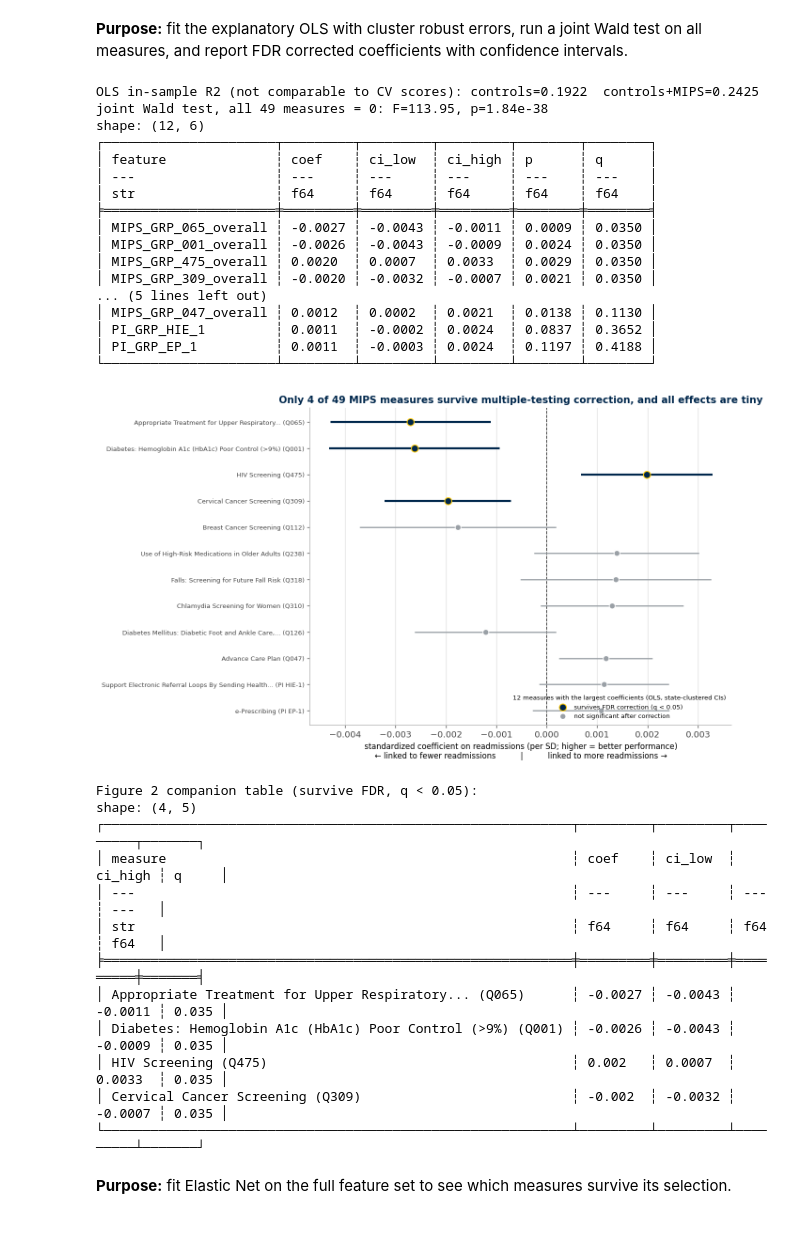
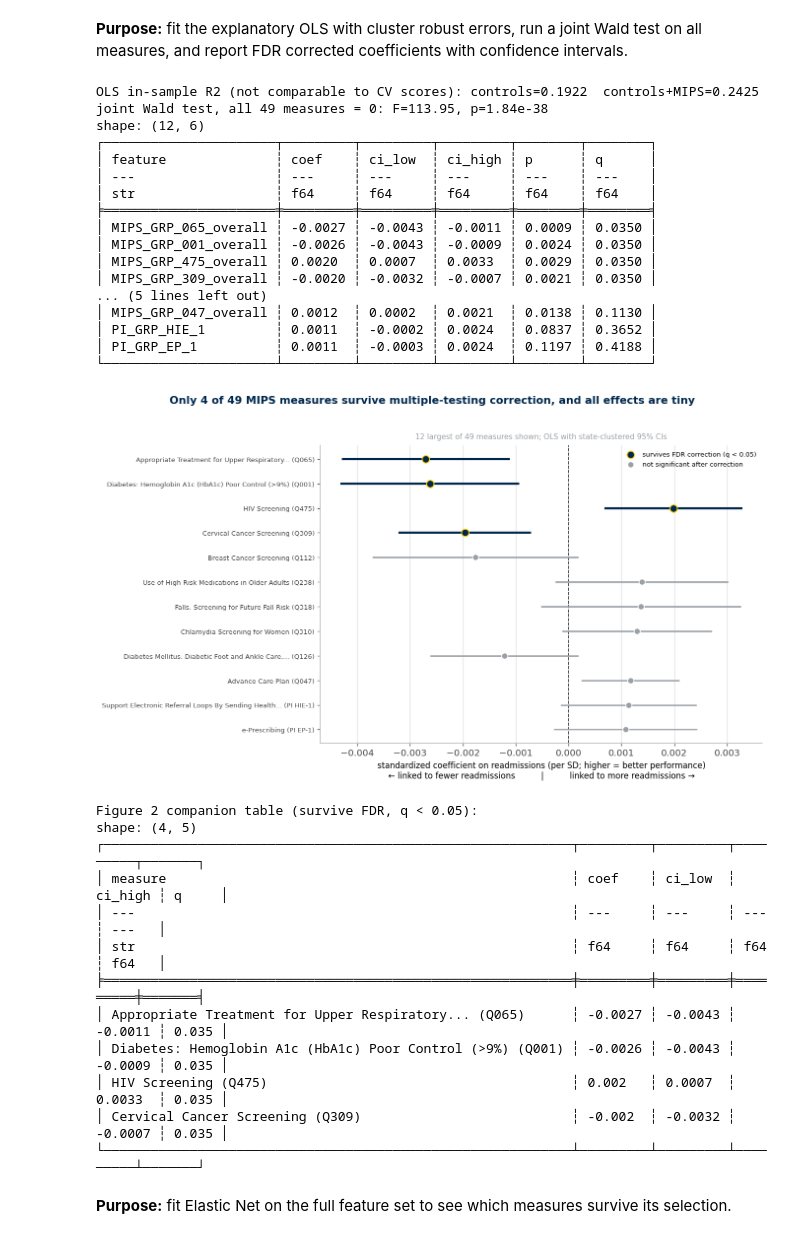
Before and after one commit to memckay/mads-capstone, a Jupyter notebook: notebooks/04_supervised_learning.ipynb, the cells around one changed output. Cells and saved outputs as stored; diff of their text form; code cells hidden in the pictures.

Commit message:
Fix forest plot legend overlap; move method note to subtitle

```diff
--- a/notebooks/04_supervised_learning.ipynb
+++ b/notebooks/04_supervised_learning.ipynb
@@ -990,6 +990,7 @@ def measure_label(code):
     return f"{title} ({sid})"
 
 ylabels = [measure_label(c) for c in top["feature"].to_list()]
+coef_tbl.write_csv(DATA / "interim" / "coef_table_2023.csv")  # for fast figure iteration
 
 fig, ax = plt.subplots(figsize=(11.5, 6.8))
 for i in range(top.height):
@@ -1004,12 +1005,13 @@ ax.set_yticks(ypos, ylabels, fontsize=8)
 ax.set_xlabel("standardized coefficient on readmissions (per SD; higher = better performance)\n"
               "← linked to fewer readmissions          |          linked to more readmissions →",
               fontsize=10)
-ax.set_title("Only 4 of 49 MIPS measures survive multiple-testing correction, and all effects are tiny",
-             fontsize=12.5)
-ax.legend(loc="lower right", fontsize=8, frameon=False,
-          title="12 measures with the largest coefficients (OLS, state-clustered CIs)", title_fontsize=8)
+ax.set_title("12 largest of 49 measures shown; OLS with state-clustered 95% CIs",
+             fontsize=9, fontweight="normal", color=GRAY, pad=8)
+fig.suptitle("Only 4 of 49 MIPS measures survive multiple-testing correction, and all effects are tiny",
+             fontsize=13, fontweight="bold", color=BLUE, y=0.98)
+ax.legend(loc="upper right", fontsize=8, frameon=False)
 clean_ax(ax, grid_axis="x")
-fig.tight_layout()
+fig.tight_layout(rect=[0, 0, 1, 0.96])
 fig.savefig(FIGURES / "sl_top_measures_ci.png")
 fig.savefig(FIGURES / "sl_top_measures_ci.svg")
 plt.show()
@@ -1019,34 +1021,34 @@ fig2_table = (
     coef_tbl.filter(pl.col("q") < 0.05)
     .select(
         pl.col("feature").map_elements(measure_label, return_dtype=pl.String).alias("measure"),
         pl.col("coef").round(4).alias("coef"),
         pl.col("ci_low").round(4).alias("ci_low"),
         pl.col("ci_high").round(4).alias("ci_high"),
         pl.col("q").round(4).alias("q"),
     )
 )
 print("Figure 2 companion table (survive FDR, q < 0.05):")
 with pl.Config(fmt_str_lengths=90, tbl_rows=12):
     print(fig2_table)
 # %% [output]
 OLS in-sample R2 (not comparable to CV scores): controls=0.1922  controls+MIPS=0.2425
 joint Wald test, all 49 measures = 0: F=113.95, p=1.84e-38
 shape: (12, 6)
 ┌──────────────────────┬─────────┬─────────┬─────────┬────────┬────────┐
 │ feature              ┆ coef    ┆ ci_low  ┆ ci_high ┆ p      ┆ q      │
 │ ---                  ┆ ---     ┆ ---     ┆ ---     ┆ ---    ┆ ---    │
 │ str                  ┆ f64     ┆ f64     ┆ f64     ┆ f64    ┆ f64    │
 ╞══════════════════════╪═════════╪═════════╪═════════╪════════╪════════╡
 │ MIPS_GRP_065_overall ┆ -0.0027 ┆ -0.0043 ┆ -0.0011 ┆ 0.0009 ┆ 0.0350 │
 │ MIPS_GRP_001_overall ┆ -0.0026 ┆ -0.0043 ┆ -0.0009 ┆ 0.0024 ┆ 0.0350 │
 │ MIPS_GRP_475_overall ┆ 0.0020  ┆ 0.0007  ┆ 0.0033  ┆ 0.0029 ┆ 0.0350 │
 │ MIPS_GRP_309_overall ┆ -0.0020 ┆ -0.0032 ┆ -0.0007 ┆ 0.0021 ┆ 0.0350 │
 ... (5 lines left out)
 │ MIPS_GRP_047_overall ┆ 0.0012  ┆ 0.0002  ┆ 0.0021  ┆ 0.0138 ┆ 0.1130 │
 │ PI_GRP_HIE_1         ┆ 0.0011  ┆ -0.0002 ┆ 0.0024  ┆ 0.0837 ┆ 0.3652 │
 │ PI_GRP_EP_1          ┆ 0.0011  ┆ -0.0003 ┆ 0.0024  ┆ 0.1197 ┆ 0.4188 │
 └──────────────────────┴─────────┴─────────┴─────────┴────────┴────────┘
-[figure, old version]
+[figure, new version]
 Figure 2 companion table (survive FDR, q < 0.05):
 shape: (4, 5)
 ┌────────────────────────────────────────────────────────────┬─────────┬─────────┬─────────┬───────┐
```
Also changed, not shown: 2 other files.
